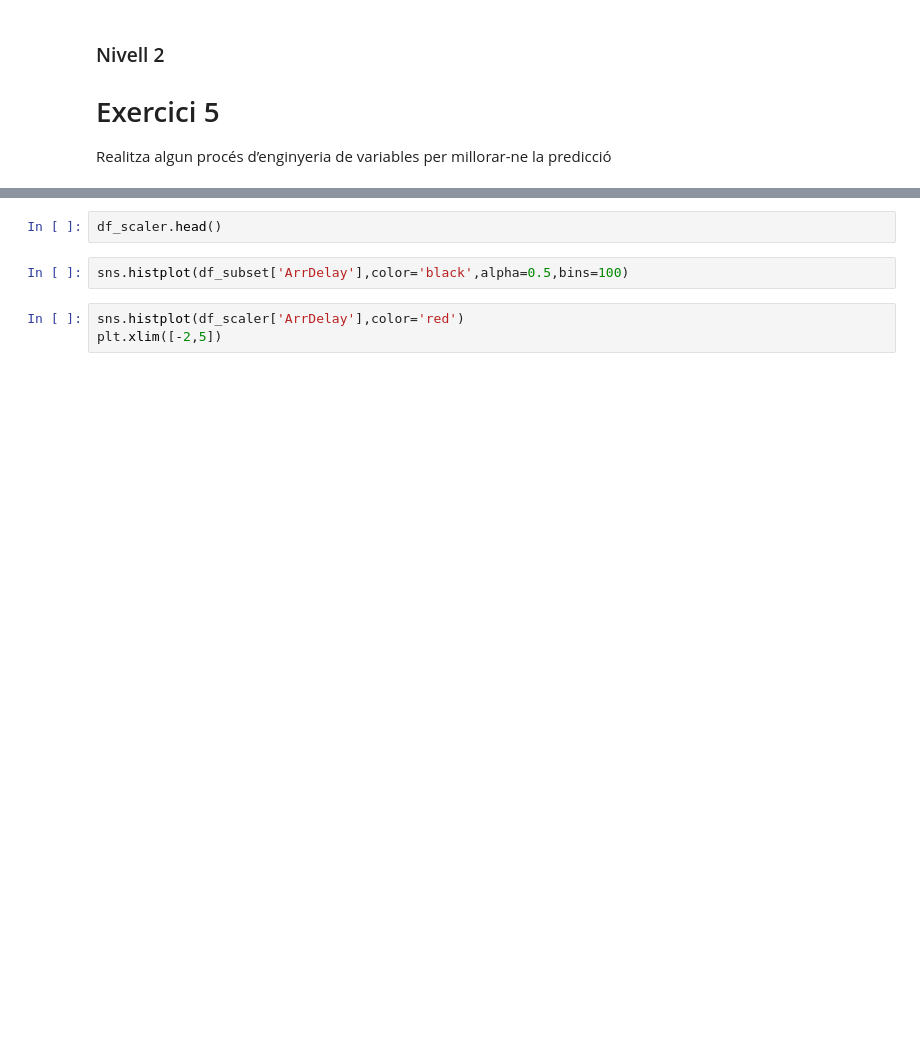
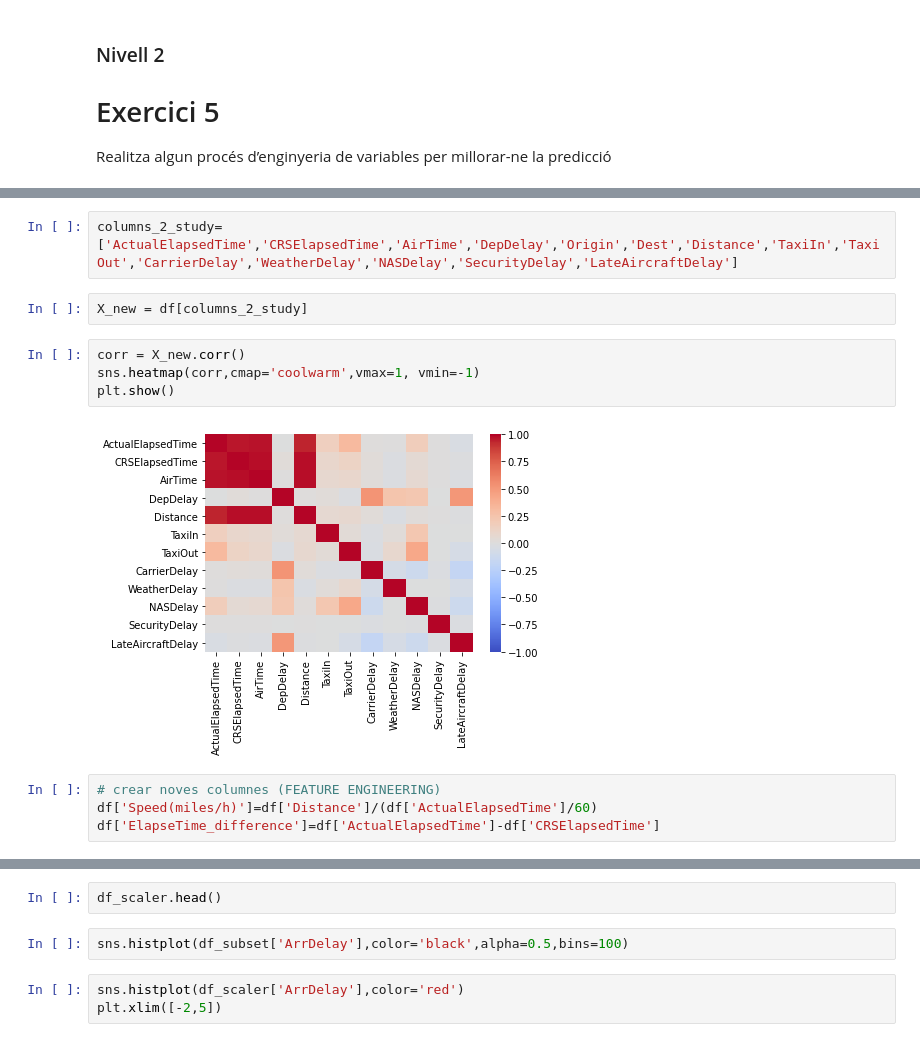
Before and after one commit to ManelForcales/Supervisat_Regressio, a Jupyter notebook: Sprint12 - Regressio.ipynb, the cells around one changed output, grey strips where cells are left out. Cells and saved outputs as stored; diff of their text form; blank space fills up the shorter version.

```diff
--- a/Sprint12 - Regressio.ipynb
+++ b/Sprint12 - Regressio.ipynb
@@ -211,0 +286,14 @@ Realitza algun procés d’enginyeria de variables per millorar-ne la predicció
+# %%
+columns_2_study=['ActualElapsedTime','CRSElapsedTime','AirTime','DepDelay','Origin','Dest','Distance','TaxiIn','TaxiOut','CarrierDelay','WeatherDelay','NASDelay','SecurityDelay','LateAircraftDelay']
+# %%
+X_new = df[columns_2_study]
+# %%
+corr = X_new.corr()
+sns.heatmap(corr,cmap='coolwarm',vmax=1, vmin=-1)
+plt.show()
+# %% [output]
+[figure, added]
+# %%
+# crear noves columnes (FEATURE ENGINEERING)
+df['Speed(miles/h)']=df['Distance']/(df['ActualElapsedTime']/60)
+df['ElapseTime_difference']=df['ActualElapsedTime']-df['CRSElapsedTime']
```
Also changed, not shown: parts of 43 cells of this notebook.
